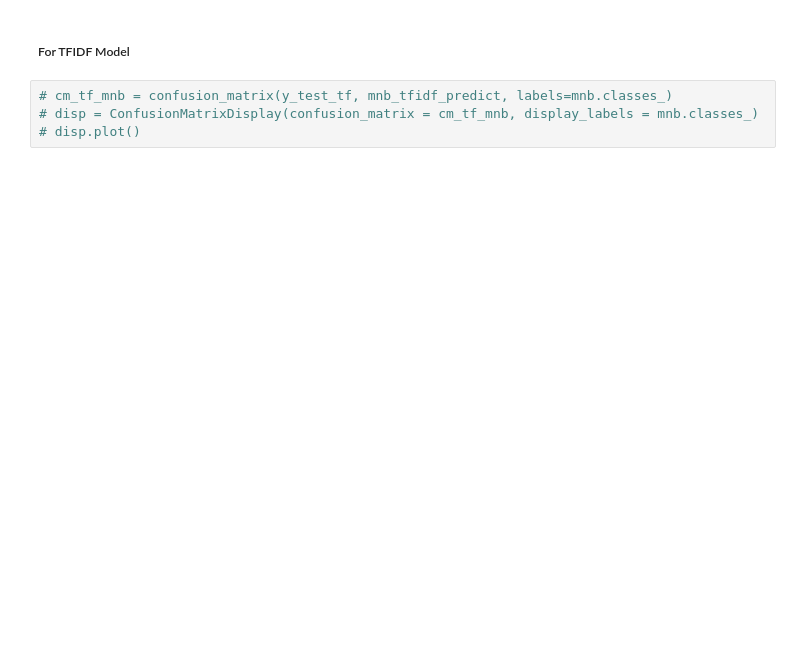
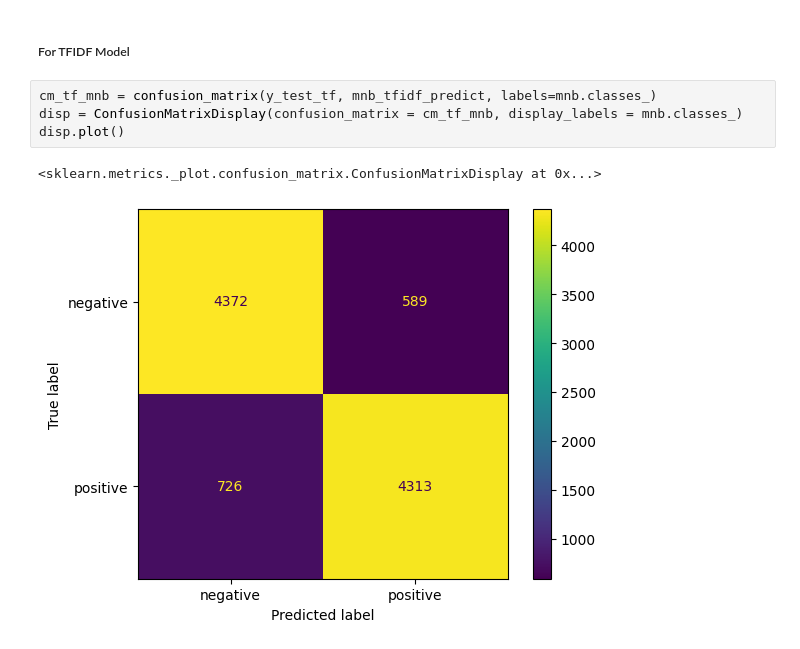
Before and after one commit to ShaistaMuskan/DAC-Curriculum, a Jupyter notebook: DAC-008_Intro_To_NLP/DAC-008_Sentiment_Analysis_2_Student.ipynb, the cells around one changed output. Saved outputs shown, nothing was run; the diff lists cells and outputs as text; blank space fills up the shorter version.

```diff
--- a/DAC-008_Intro_To_NLP/DAC-008_Sentiment_Analysis_2_Student.ipynb
+++ b/DAC-008_Intro_To_NLP/DAC-008_Sentiment_Analysis_2_Student.ipynb
@@ -585,6 +636,9 @@ LogisticRegression()
 # %% [markdown]
 ##### For TFIDF Model
 # %%
-# cm_tf_mnb = confusion_matrix(y_test_tf, mnb_tfidf_predict, labels=mnb.classes_)
-# disp = ConfusionMatrixDisplay(confusion_matrix = cm_tf_mnb, display_labels = mnb.classes_)
-# disp.plot()
+cm_tf_mnb = confusion_matrix(y_test_tf, mnb_tfidf_predict, labels=mnb.classes_)
+disp = ConfusionMatrixDisplay(confusion_matrix = cm_tf_mnb, display_labels = mnb.classes_)
+disp.plot()
+# %% [output]
+<sklearn.metrics._plot.confusion_matrix.ConfusionMatrixDisplay at 0x...>
+[figure, added]
```
Also changed, not shown: parts of 16 cells of this notebook.
